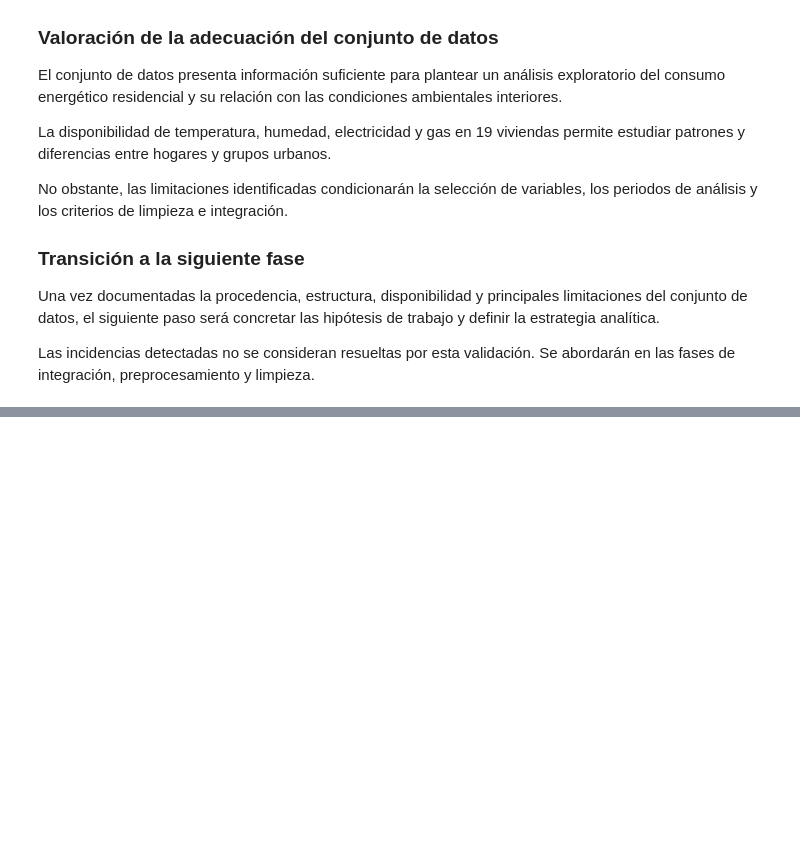
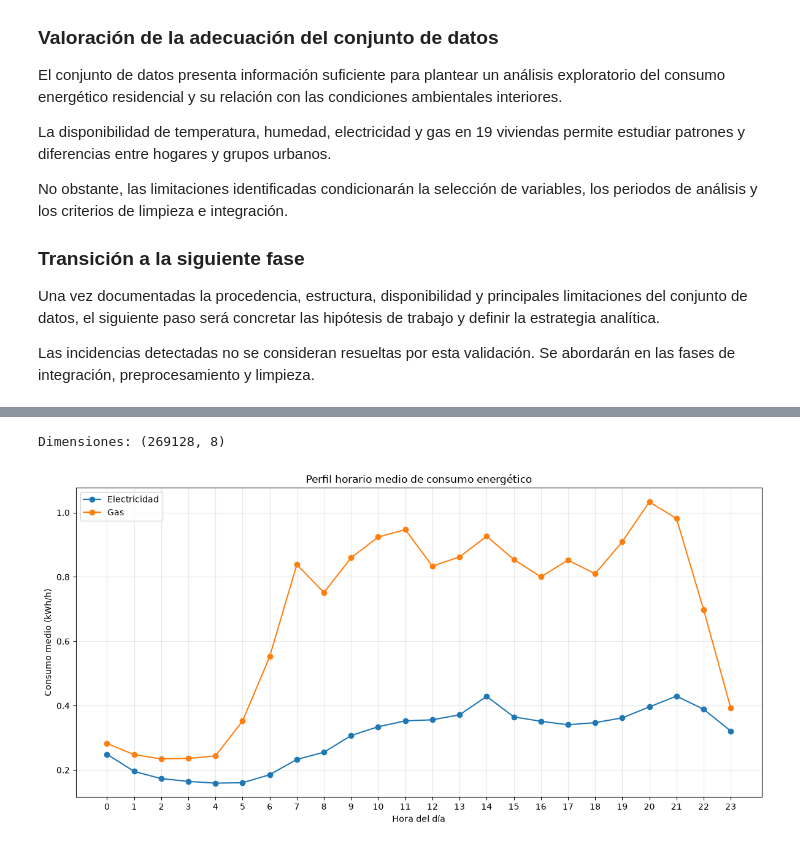
Before and after one commit to mochilooo/EDA-Monitorizacion-Energetica, a Jupyter notebook: src/main.ipynb, the cells around one changed output, grey strips where cells are left out. Saved outputs shown, nothing was run; the diff lists cells and outputs as text; code cells hidden in the pictures; blank space fills up the shorter version.

```diff
--- a/src/main.ipynb
+++ b/src/main.ipynb
@@ -2594,0 +3606,60 @@ Las incidencias detectadas no se consideran resueltas por esta validación. Se a
+# %%
+# Crear variables temporales
+df_integrated["Date_day"] = df_integrated["DateTime"].dt.date
+df_integrated["Hour"] = df_integrated["DateTime"].dt.hour
+
+# Calcular consumo horario por vivienda y día
+df_hourly = (
+    df_integrated
+    .groupby(["Group", "House", "Date_day", "Hour"])
+    .agg(
+        ELECTRICITY=("ELECTRICITY", lambda x: x.sum(min_count=1)),
+        GAS=("GAS", lambda x: x.sum(min_count=1)),
+        N_ELECTRICITY=("ELECTRICITY", "count"),
+        N_GAS=("GAS", "count")
+    )
+    .reset_index()
+)
+
+# Conservar horas completas: cuatro registros de 15 minutos
+df_hourly.loc[df_hourly["N_ELECTRICITY"] != 4, "ELECTRICITY"] = float("nan")
+df_hourly.loc[df_hourly["N_GAS"] != 4, "GAS"] = float("nan")
+
+print("Dimensiones:", df_hourly.shape)
+# %% [output]
+Dimensiones: (269128, 8)
+# %%
+import matplotlib.pyplot as plt
+
+hourly_profile = (
+    df_hourly.groupby("Hour")[["ELECTRICITY", "GAS"]]
+    .mean()
+)
+
+plt.figure(figsize=(12, 6))
+
+plt.plot(
+    hourly_profile.index,
+    hourly_profile["ELECTRICITY"],
+    marker="o",
+    label="Electricidad"
+)
+
+plt.plot(
+    hourly_profile.index,
+    hourly_profile["GAS"],
+    marker="o",
+    label="Gas"
+)
+
+plt.xticks(range(24))
+plt.xlabel("Hora del día")
+plt.ylabel("Consumo medio (kWh/h)")
+plt.title("Perfil horario medio de consumo energético")
+plt.grid(alpha=0.3)
+plt.legend()
+
+plt.tight_layout()
+plt.show()
+# %% [output]
+[figure, added]
```
Also changed, not shown: parts of 53 cells of this notebook, 3 other files.
